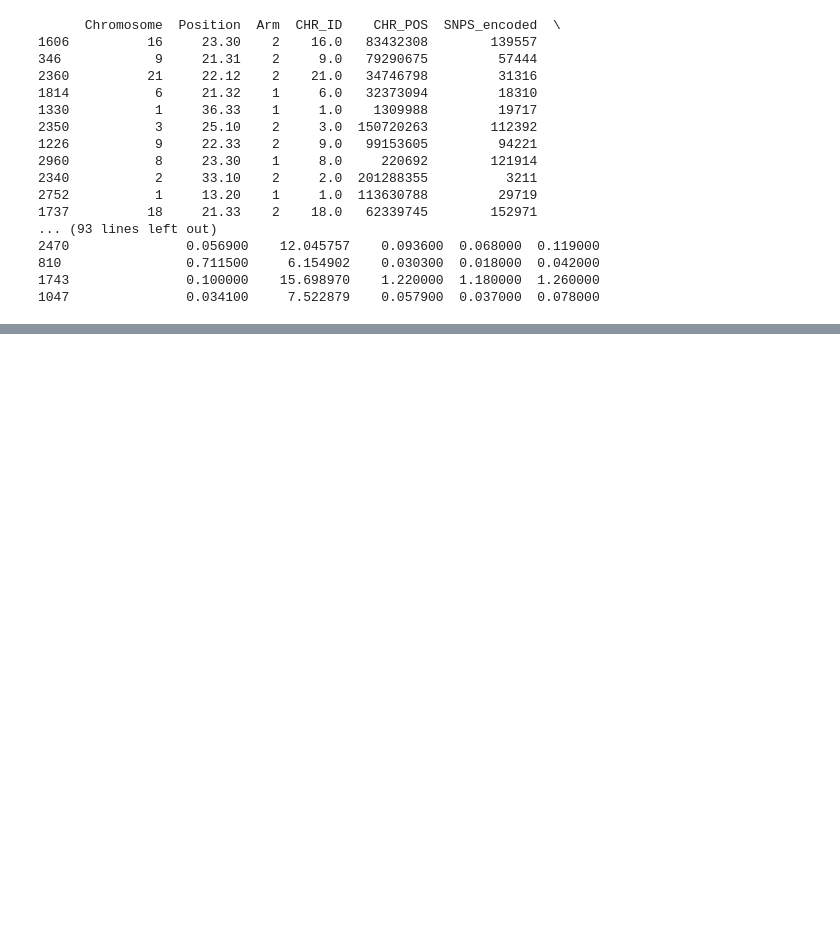
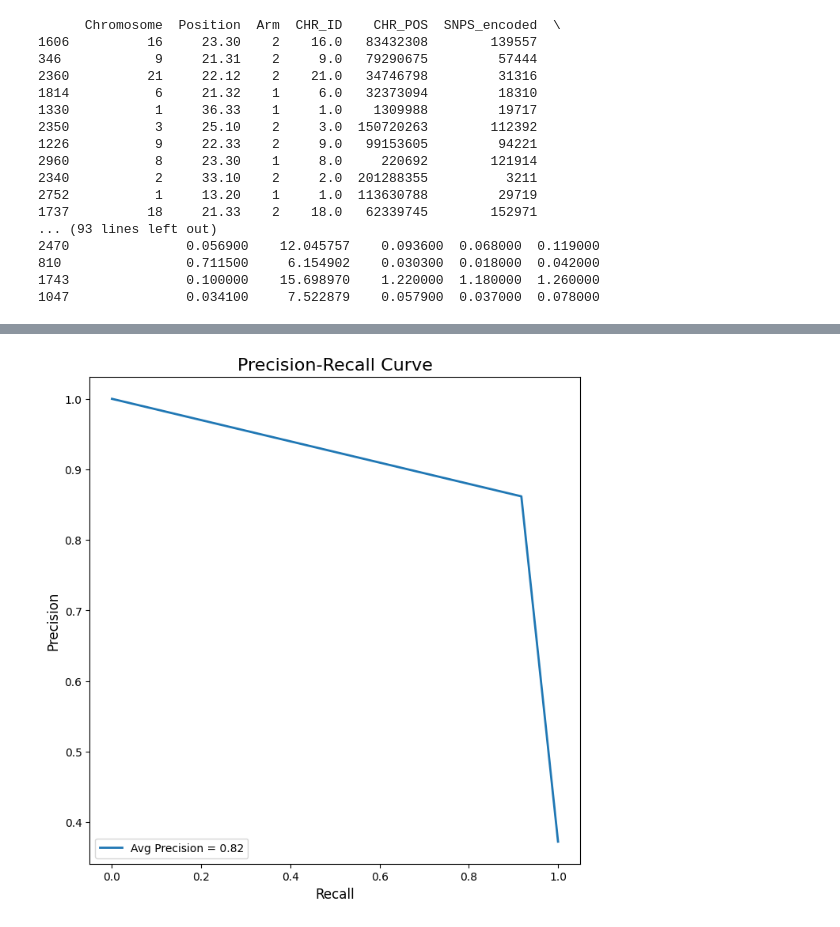
Before and after one commit to MohiRZV/IM, a Jupyter notebook: GWAS.ipynb, the cells around one changed output, grey strips where cells are left out. Drawn from its saved outputs; the diff is of its cells as text; code cells hidden in the pictures; blank space fills up the shorter version.

```diff
--- a/GWAS.ipynb
+++ b/GWAS.ipynb
@@ -419,0 +455,20 @@ print(misclassified_examples)
+# %%
+from sklearn.metrics import precision_recall_curve, average_precision_score
+import matplotlib.pyplot as plt
+
+# Generate precision-recall curve
+precision, recall, thresholds = precision_recall_curve(y_test, y_pred)
+
+# Calculate average precision score
+avg_precision = average_precision_score(y_test, y_pred)
+
+# Plot precision-recall curve
+fig, ax = plt.subplots(figsize=(8, 8))
+ax.plot(recall, precision, lw=2, label='Avg Precision = {:.2f}'.format(avg_precision))
+ax.set_xlabel('Recall', fontsize=12, color='black')
+ax.set_ylabel('Precision', fontsize=12, color='black')
+ax.set_title('Precision-Recall Curve', fontsize=16, color='black')
+ax.legend(loc='lower left')
+plt.show()
+# %% [output]
+[figure, added]
```
Also changed, not shown: parts of 12 cells of this notebook.
